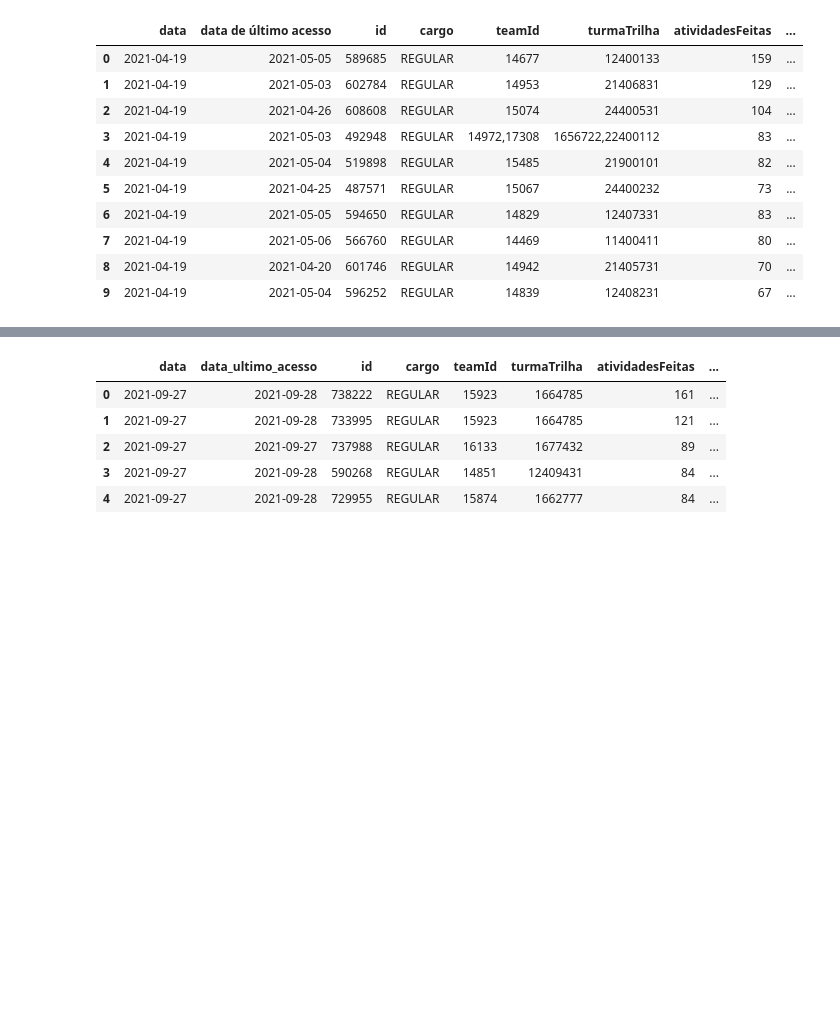
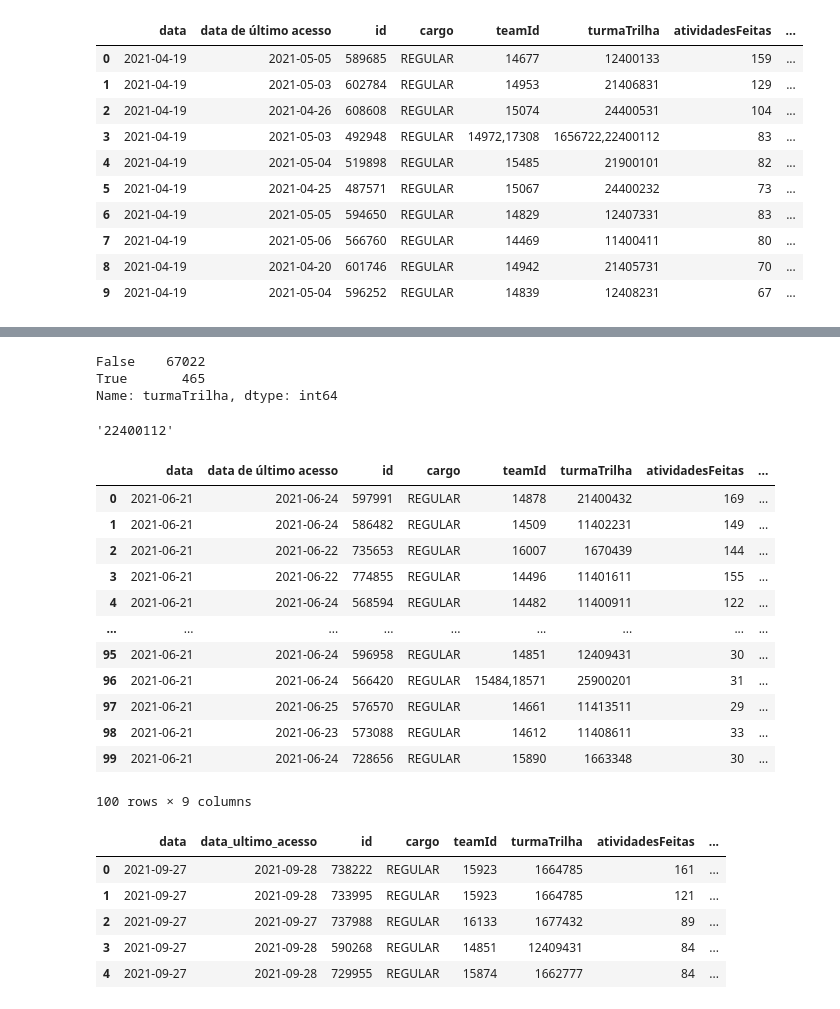
Before and after one commit to marcelopaludetto/aulao-datascience, a Jupyter notebook: aulaoDataScience_atualizado.ipynb, the cells around one changed output, grey strips where cells are left out. Cells and saved outputs as stored; diff of their text form; code cells hidden in the pictures; blank space fills up the shorter version.

```diff
--- a/aulaoDataScience_atualizado.ipynb
+++ b/aulaoDataScience_atualizado.ipynb
@@ -56,3 +59,5 @@ dados[0].head(10)
 | 7 | 2021-04-19 | 2021-05-06 | 566760 | REGULAR | 14469 | 11400411 | 80 | ... |
 | 8 | 2021-04-19 | 2021-04-20 | 601746 | REGULAR | 14942 | 21405731 | 70 | ... |
 | 9 | 2021-04-19 | 2021-05-04 | 596252 | REGULAR | 14839 | 12408231 | 67 | ... |
+# %%
+index = dados[0].turmaTrilha.str.find(',') > 0
@@ -59,3 +79,35 @@ dados[0].head(10)
+# %%
+index.value_counts()
+# %% [output]
+False    67022
+True       465
+Name: turmaTrilha, dtype: int64
+# %%
+ dados[0].turmaTrilha[3].split(',')[1]
+# %% [output]
+'22400112'
+# %%
+for j in range(24):
+  index = dados[j].turmaTrilha.str.find(',') > 0
+  for i in range(index.count()):
+    if (index[i] == True):
+      dados[j].turmaTrilha[i] = dados[j].turmaTrilha[i].split(',')[1]
+# %%
+dados[9].head(100)
+# %% [output]
+|  | data | data de último acesso | id | cargo | teamId | turmaTrilha | atividadesFeitas | ... |
+| 0 | 2021-06-21 | 2021-06-24 | 597991 | REGULAR | 14878 | 21400432 | 169 | ... |
+| 1 | 2021-06-21 | 2021-06-24 | 586482 | REGULAR | 14509 | 11402231 | 149 | ... |
+| 2 | 2021-06-21 | 2021-06-22 | 735653 | REGULAR | 16007 | 1670439 | 144 | ... |
+| 3 | 2021-06-21 | 2021-06-22 | 774855 | REGULAR | 14496 | 11401611 | 155 | ... |
+| 4 | 2021-06-21 | 2021-06-24 | 568594 | REGULAR | 14482 | 11400911 | 122 | ... |
+| ... | ... | ... | ... | ... | ... | ... | ... | ... |
+| 95 | 2021-06-21 | 2021-06-24 | 596958 | REGULAR | 14851 | 12409431 | 30 | ... |
+| 96 | 2021-06-21 | 2021-06-24 | 566420 | REGULAR | 15484,18571 | 25900201 | 31 | ... |
+| 97 | 2021-06-21 | 2021-06-25 | 576570 | REGULAR | 14661 | 11413511 | 29 | ... |
+| 98 | 2021-06-21 | 2021-06-23 | 573088 | REGULAR | 14612 | 11408611 | 33 | ... |
+| 99 | 2021-06-21 | 2021-06-24 | 728656 | REGULAR | 15890 | 1663348 | 30 | ... |
+100 rows × 9 columns
 # %%
 renomear = {'data' : 'data', 'data de último acesso' : 'data_ultimo_acesso', 'id' : 'id', 'cargo':'cargo', 'teamId':'teamId',
        'turmaTrilha':'turmaTrilha', 'atividadesFeitas':'atividadesFeitas', 'atividadesCorretas':'atividadesCorretas',
```
Also changed, not shown: parts of 24 cells of this notebook.
